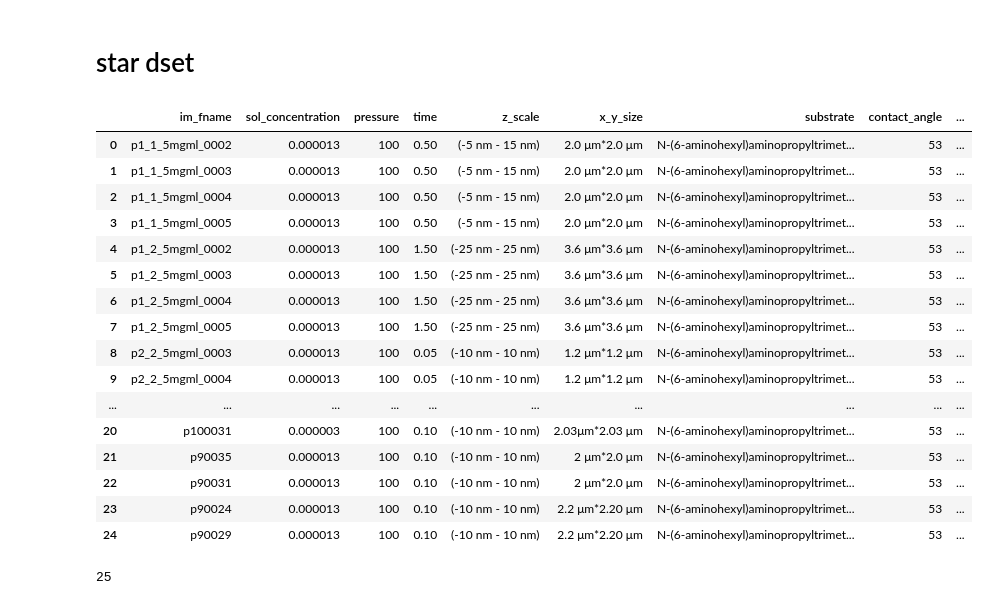
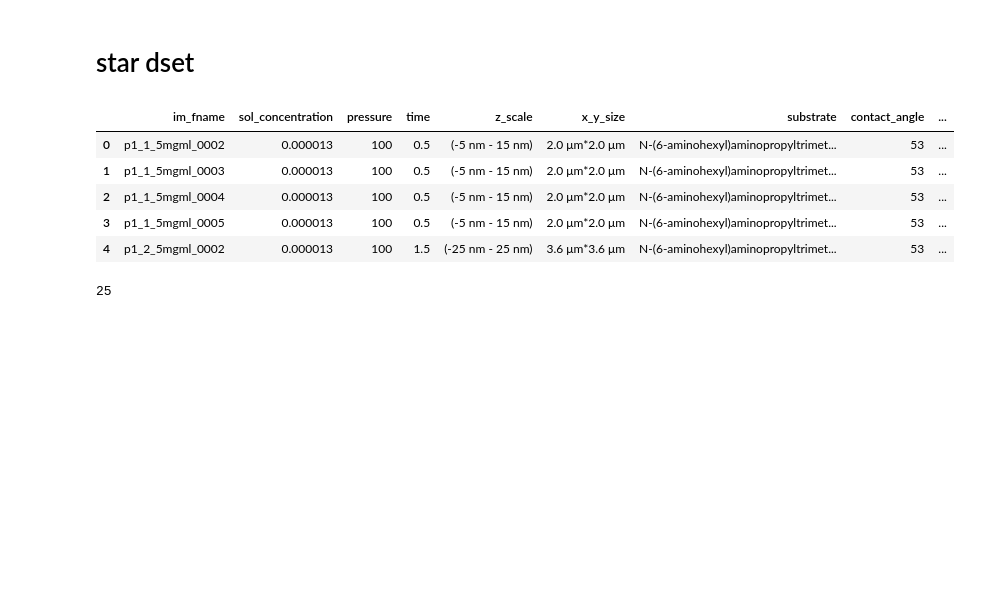
Before and after one commit to csinva/scattering-transform-experiments, a Jupyter notebook: nano_data/eda.ipynb, the cells around one changed output. Cells and saved outputs as stored; diff of their text form; code cells hidden in the pictures; blank space fills up the shorter version.

```diff
--- a/nano_data/eda.ipynb
+++ b/nano_data/eda.ipynb
@@ -26,26 +24,15 @@ The autoreload extension is already loaded. To reload it, use:
 # %%
 # load dset (takes a few seconds)
 dset = Star_dset()
-# dset.conditions.head()
-dset.conditions
+dset.conditions.head()
+# dset.conditions
 # %% [output]
 |  | im_fname | sol_concentration | pressure | time | z_scale | x_y_size | substrate | contact_angle | ... |
-| 0 | p1_1_5mgml_0002 | 0.000013 | 100 | 0.50 | (-5 nm - 15 nm) | 2.0 μm*2.0 μm | N-(6-aminohexyl)aminopropyltrimet... | 53 | ... |
-| 1 | p1_1_5mgml_0003 | 0.000013 | 100 | 0.50 | (-5 nm - 15 nm) | 2.0 μm*2.0 μm | N-(6-aminohexyl)aminopropyltrimet... | 53 | ... |
-| 2 | p1_1_5mgml_0004 | 0.000013 | 100 | 0.50 | (-5 nm - 15 nm) | 2.0 μm*2.0 μm | N-(6-aminohexyl)aminopropyltrimet... | 53 | ... |
-| 3 | p1_1_5mgml_0005 | 0.000013 | 100 | 0.50 | (-5 nm - 15 nm) | 2.0 μm*2.0 μm | N-(6-aminohexyl)aminopropyltrimet... | 53 | ... |
-| 4 | p1_2_5mgml_0002 | 0.000013 | 100 | 1.50 | (-25 nm - 25 nm) | 3.6 μm*3.6 μm | N-(6-aminohexyl)aminopropyltrimet... | 53 | ... |
-| 5 | p1_2_5mgml_0003 | 0.000013 | 100 | 1.50 | (-25 nm - 25 nm) | 3.6 μm*3.6 μm | N-(6-aminohexyl)aminopropyltrimet... | 53 | ... |
-| 6 | p1_2_5mgml_0004 | 0.000013 | 100 | 1.50 | (-25 nm - 25 nm) | 3.6 μm*3.6 μm | N-(6-aminohexyl)aminopropyltrimet... | 53 | ... |
-| 7 | p1_2_5mgml_0005 | 0.000013 | 100 | 1.50 | (-25 nm - 25 nm) | 3.6 μm*3.6 μm | N-(6-aminohexyl)aminopropyltrimet... | 53 | ... |
-| 8 | p2_2_5mgml_0003 | 0.000013 | 100 | 0.05 | (-10 nm - 10 nm) | 1.2 μm*1.2 μm | N-(6-aminohexyl)aminopropyltrimet... | 53 | ... |
-| 9 | p2_2_5mgml_0004 | 0.000013 | 100 | 0.05 | (-10 nm - 10 nm) | 1.2 μm*1.2 μm | N-(6-aminohexyl)aminopropyltrimet... | 53 | ... |
-| ... | ... | ... | ... | ... | ... | ... | ... | ... | ... |
-| 20 | p100031 | 0.000003 | 100 | 0.10 | (-10 nm - 10 nm) | 2.03μm*2.03 μm | N-(6-aminohexyl)aminopropyltrimet... | 53 | ... |
-| 21 | p90035 | 0.000013 | 100 | 0.10 | (-10 nm - 10 nm) | 2 μm*2.0 μm | N-(6-aminohexyl)aminopropyltrimet... | 53 | ... |
-| 22 | p90031 | 0.000013 | 100 | 0.10 | (-10 nm - 10 nm) | 2 μm*2.0 μm | N-(6-aminohexyl)aminopropyltrimet... | 53 | ... |
-| 23 | p90024 | 0.000013 | 100 | 0.10 | (-10 nm - 10 nm) | 2.2 μm*2.20 μm | N-(6-aminohexyl)aminopropyltrimet... | 53 | ... |
-| 24 | p90029 | 0.000013 | 100 | 0.10 | (-10 nm - 10 nm) | 2.2 μm*2.20 μm | N-(6-aminohexyl)aminopropyltrimet... | 53 | ... |
+| 0 | p1_1_5mgml_0002 | 0.000013 | 100 | 0.5 | (-5 nm - 15 nm) | 2.0 μm*2.0 μm | N-(6-aminohexyl)aminopropyltrimet... | 53 | ... |
+| 1 | p1_1_5mgml_0003 | 0.000013 | 100 | 0.5 | (-5 nm - 15 nm) | 2.0 μm*2.0 μm | N-(6-aminohexyl)aminopropyltrimet... | 53 | ... |
+| 2 | p1_1_5mgml_0004 | 0.000013 | 100 | 0.5 | (-5 nm - 15 nm) | 2.0 μm*2.0 μm | N-(6-aminohexyl)aminopropyltrimet... | 53 | ... |
+| 3 | p1_1_5mgml_0005 | 0.000013 | 100 | 0.5 | (-5 nm - 15 nm) | 2.0 μm*2.0 μm | N-(6-aminohexyl)aminopropyltrimet... | 53 | ... |
+| 4 | p1_2_5mgml_0002 | 0.000013 | 100 | 1.5 | (-25 nm - 25 nm) | 3.6 μm*3.6 μm | N-(6-aminohexyl)aminopropyltrimet... | 53 | ... |
 # %%
 print(len(dset))
 # get an example
```
Also changed, not shown: parts of 8 cells of this notebook.
